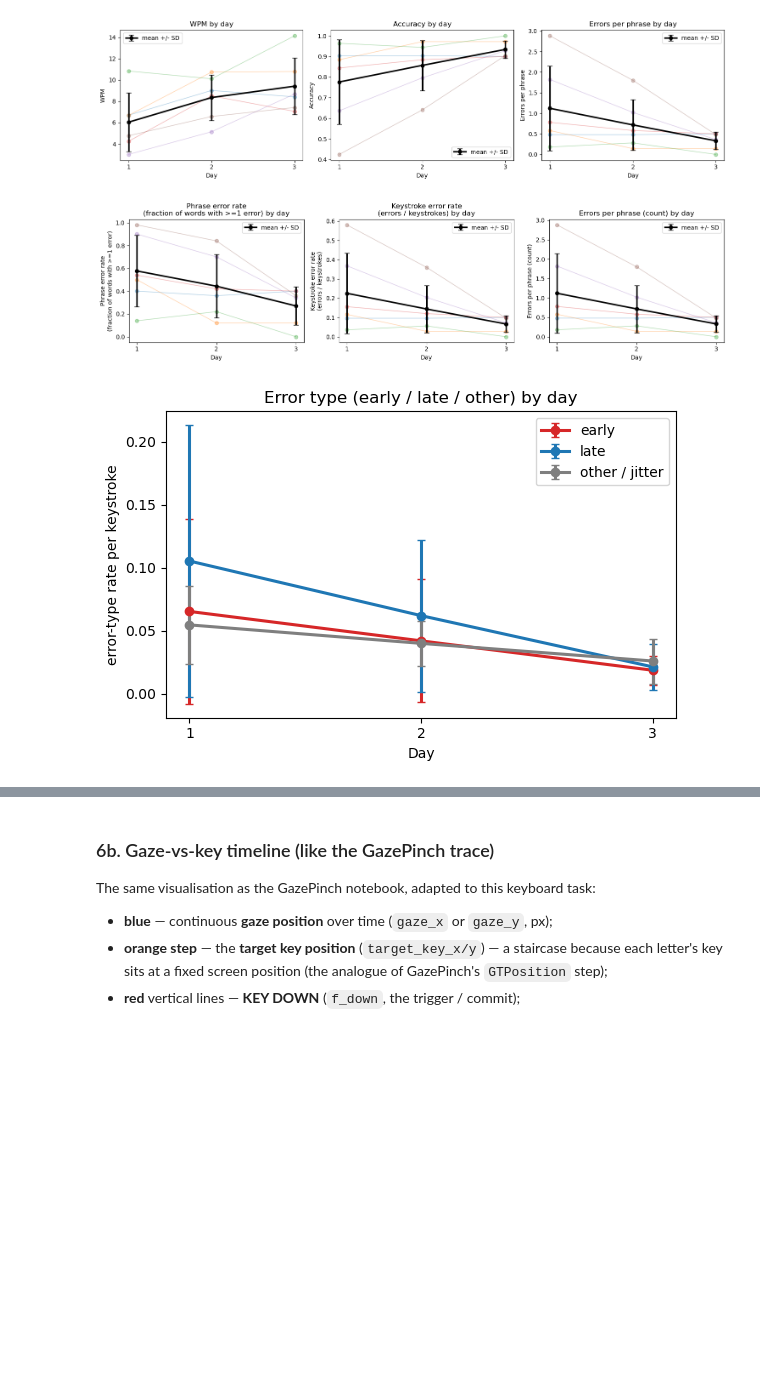
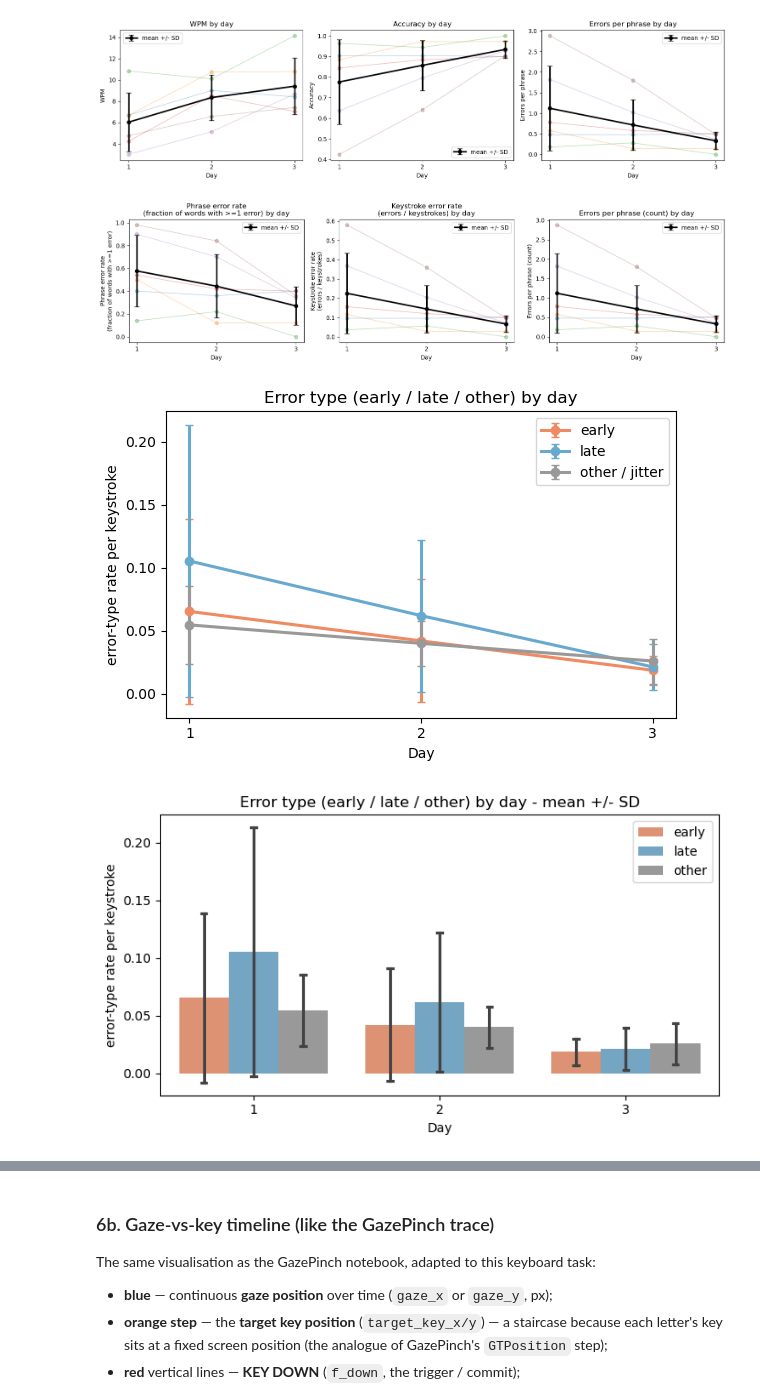
Before and after one commit to tlawodbs/Gaze_experiments, a Jupyter notebook: analysis/analysis.ipynb, the cells around one changed output, grey strips where cells are left out. Drawn from its saved outputs; the diff is of its cells as text; code cells hidden in the pictures; blank space fills up the shorter version.

```diff
--- a/analysis/analysis.ipynb
+++ b/analysis/analysis.ipynb
@@ -731,9 +731,9 @@ def sel_rates(g):
         "n_early_err": n_early,
         "n_other_err": n_other,
         # ---- error TYPE composition: shares among errors (sum to 1) ----
-        "early_share_of_err": n_early / n_err if n_err else 0.0,
-        "late_share_of_err":  n_late  / n_err if n_err else 0.0,
-        "other_share_of_err": n_other / n_err if n_err else 0.0,
+        "early_share_of_err": n_early / (n_early + n_late) if (n_early + n_late) else np.nan,  # = early/(early+late)
+        "late_share_of_err":  n_late  / (n_early + n_late) if (n_early + n_late) else np.nan,  # = late/(early+late)
+        "other_share_of_err": n_other / n_err if n_err else np.nan,   # (other / all errors; reference only)
         # ---- error TYPE as a rate per keystroke (always defined; 0 if none) ----
         "early_err_per_key":  n_early / n if n else np.nan,
         "late_err_per_key":   n_late  / n if n else np.nan,
@@ -864,36 +864,52 @@ else:
 # %%
 # ===== Line charts: each ERROR RATE vs day (x = day) =====
 # Per-participant (thin) + across-participant mean (bold), like the learning curves.
 err_curves = [("error_rate_per_phrase",    "Phrase error rate\n(fraction of words with >=1 error)"),
               ("error_rate_per_keystroke", "Keystroke error rate\n(errors / keystrokes)"),
               ("mean_errors_per_phrase",   "Errors per phrase (count)")]
 err_curves = [(m, l) for m, l in err_curves if m in day_metrics.columns]
 if err_curves:
     fig, axes = plt.subplots(1, len(err_curves), figsize=(5 * len(err_curves), 4))
     if len(err_curves) == 1:
         axes = [axes]
     for (m, l), ax in zip(err_curves, axes):
         learning_curve(m, l, ax)
     plt.tight_layout(); plt.savefig(OUT_DIR / "error_rates_by_day.png", dpi=150); plt.show()
 
 # Error-TYPE rate per keystroke (early / late / other) vs day - group means, one line each.
-type_dvs = [("early_err_per_key", "early", "#d62728"),
-            ("late_err_per_key",  "late",  "#1f77b4"),
-            ("other_err_per_key", "other / jitter", "#7f7f7f")]
+type_dvs = [("early_err_per_key", "early", "#ef8a62"),
+            ("late_err_per_key",  "late",  "#67a9cf"),
+            ("other_err_per_key", "other / jitter", "#999999")]
 type_dvs = [(m, l, c) for m, l, c in type_dvs if m in day_metrics.columns]
 if type_dvs:
     plt.figure(figsize=(6, 4))
     for m, l, c in type_dvs:
         g = day_metrics.groupby("day")[m]
         plt.errorbar(g.mean().index, g.mean().values, yerr=g.std().values,
                      marker="o", color=c, lw=2.2, capsize=3, label=l)
     plt.xlabel("Day"); plt.ylabel("error-type rate per keystroke")
     plt.title("Error type (early / late / other) by day")
     plt.legend(); plt.tight_layout()
     plt.savefig(OUT_DIR / "error_type_rates_by_day.png", dpi=150); plt.show()
+
+    import seaborn as sns  # (imported here too; this cell runs before the import in section 6)
+    # Same thing as a seaborn BAR plot with SD error bars (mean +/- 1 SD across participants).
+    long = day_metrics.melt(id_vars=["participant_id", "day"],
+                            value_vars=["early_err_per_key", "late_err_per_key", "other_err_per_key"],
+                            var_name="etype", value_name="rate")
+    long["etype"] = long["etype"].str.replace("_err_per_key", "", regex=False)
+    plt.figure(figsize=(7, 4))
+    sns.barplot(data=long, x="day", y="rate", hue="etype", errorbar="sd", capsize=.08,
+                hue_order=["early", "late", "other"],
+                palette={"early": "#ef8a62", "late": "#67a9cf", "other": "#999999"})
+    plt.xlabel("Day"); plt.ylabel("error-type rate per keystroke")
+    plt.title("Error type (early / late / other) by day - mean +/- SD")
+    plt.legend(title="", loc="upper right")
+    plt.tight_layout(); plt.savefig(OUT_DIR / "error_type_rates_bar_by_day.png", dpi=150); plt.show()
 # %% [output]
 [figure]
-[figure, old version]
+[figure, new version]
+[figure, added]
 # %%
 # Early vs late share of errors, by day (stacked).
 import seaborn as sns
```
Also changed, not shown: parts of 5 cells of this notebook, 10 other files.
